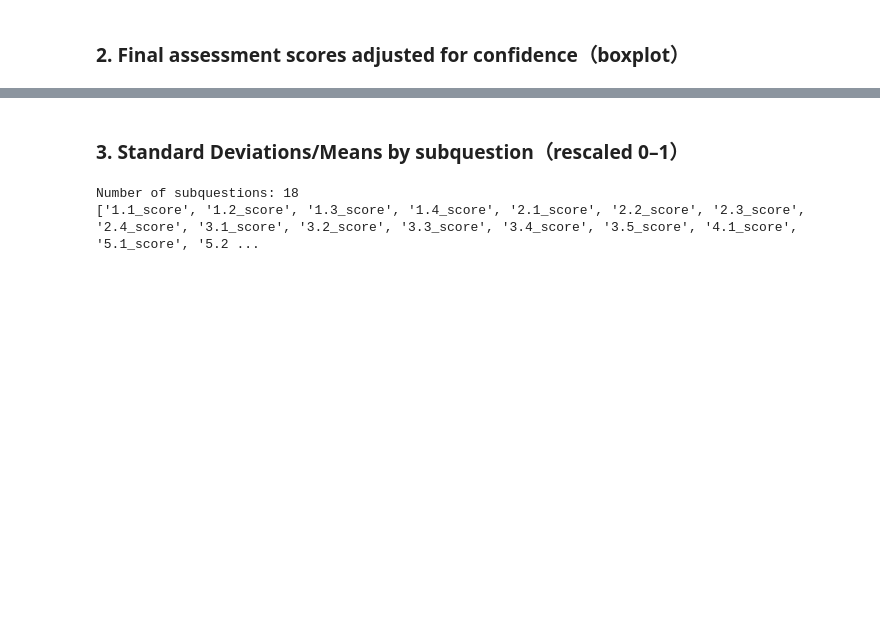
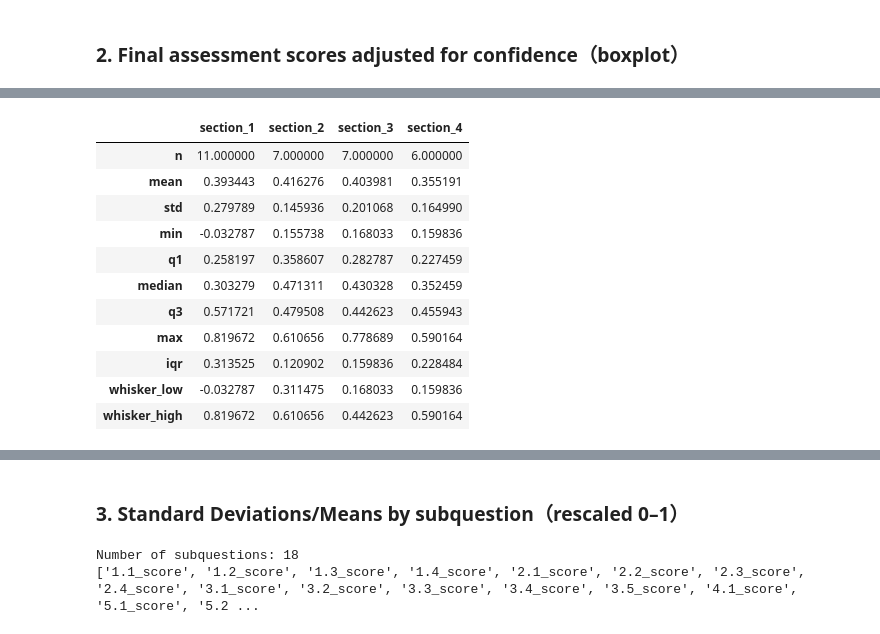
Before and after one commit to SaintHades/Simulation-coding-exercises-for-teaching-probability-theory, a Jupyter notebook: exploratory_data_analysis.ipynb, the cells around one changed output, grey strips where cells are left out. Saved outputs shown, nothing was run; the diff lists cells and outputs as text; code cells hidden in the pictures; blank space fills up the shorter version.

```diff
--- a/exploratory_data_analysis.ipynb
+++ b/exploratory_data_analysis.ipynb
@@ -145,0 +146,51 @@ Saved figure -> data/exploratory_data_analysis_outputs/image\Final Assessment Sc
+# %%
+def boxplot_stats_series(s: pd.Series) -> pd.Series:
+    s = pd.to_numeric(s, errors="coerce").dropna()
+    if len(s) == 0:
+        return pd.Series({
+            "n": 0, "mean": np.nan, "std": np.nan,
+            "min": np.nan, "q1": np.nan, "median": np.nan, "q3": np.nan, "max": np.nan,
+            "iqr": np.nan, "whisker_low": np.nan, "whisker_high": np.nan
+        })
+
+    q1 = s.quantile(0.25)
+    med = s.quantile(0.50)
+    q3 = s.quantile(0.75)
+    iqr = q3 - q1
+    low_fence = q1 - 1.5 * iqr
+    high_fence = q3 + 1.5 * iqr
+
+    return pd.Series({
+        "n": len(s),
+        "mean": s.mean(),
+        "std": s.std(ddof=1),
+        "min": s.min(),
+        "q1": q1,
+        "median": med,
+        "q3": q3,
+        "max": s.max(),
+        "iqr": iqr,
+        "whisker_low": s[s >= low_fence].min(),
+        "whisker_high": s[s <= high_fence].max()
+    })
+
+s = df_id.groupby("group")["final_score_adj"].apply(boxplot_stats_series)
+
+stats_wide_adj = s.unstack(level=0)
+
+stats_wide_adj.columns = [f"section_{c}" for c in stats_wide_adj.columns]
+
+display(stats_wide_adj)
+# %% [output]
+|  | section_1 | section_2 | section_3 | section_4 |
+| n | 11.000000 | 7.000000 | 7.000000 | 6.000000 |
+| mean | 0.393443 | 0.416276 | 0.403981 | 0.355191 |
+| std | 0.279789 | 0.145936 | 0.201068 | 0.164990 |
+| min | -0.032787 | 0.155738 | 0.168033 | 0.159836 |
+| q1 | 0.258197 | 0.358607 | 0.282787 | 0.227459 |
+| median | 0.303279 | 0.471311 | 0.430328 | 0.352459 |
+| q3 | 0.571721 | 0.479508 | 0.442623 | 0.455943 |
+| max | 0.819672 | 0.610656 | 0.778689 | 0.590164 |
+| iqr | 0.313525 | 0.120902 | 0.159836 | 0.228484 |
+| whisker_low | -0.032787 | 0.311475 | 0.168033 | 0.159836 |
+| whisker_high | 0.819672 | 0.610656 | 0.442623 | 0.590164 |
```
Also changed, not shown: parts of 25 cells of this notebook, 23 other files.
